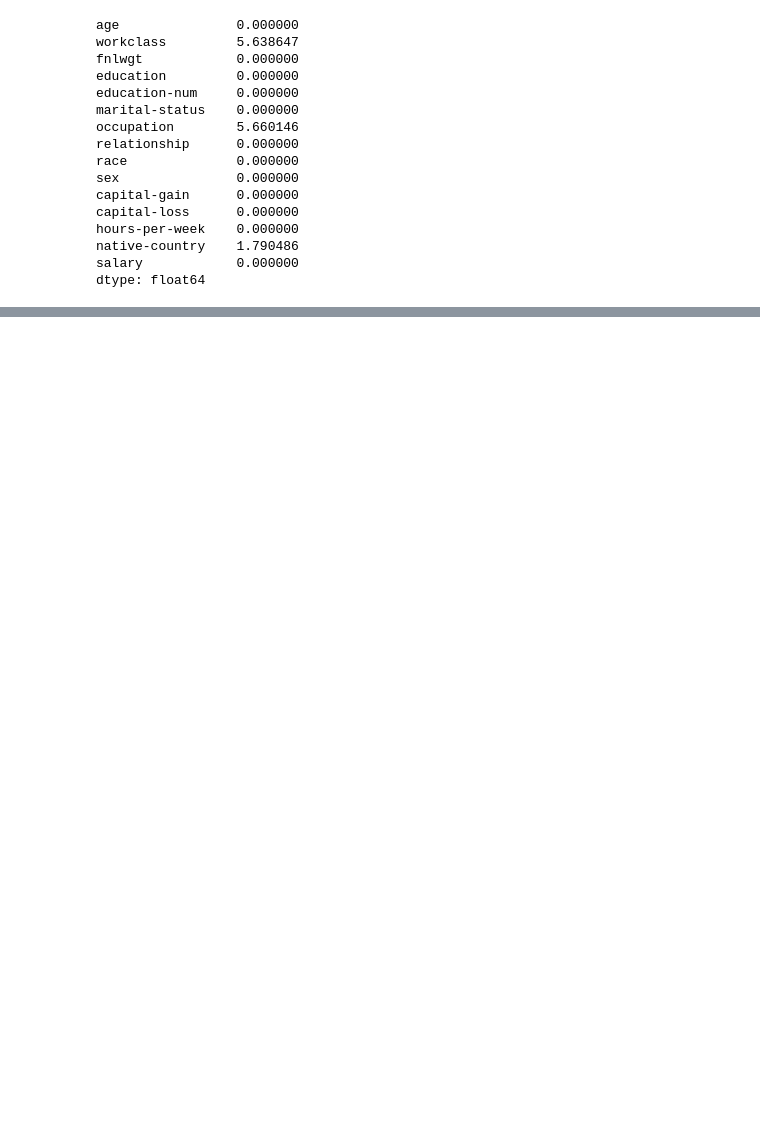
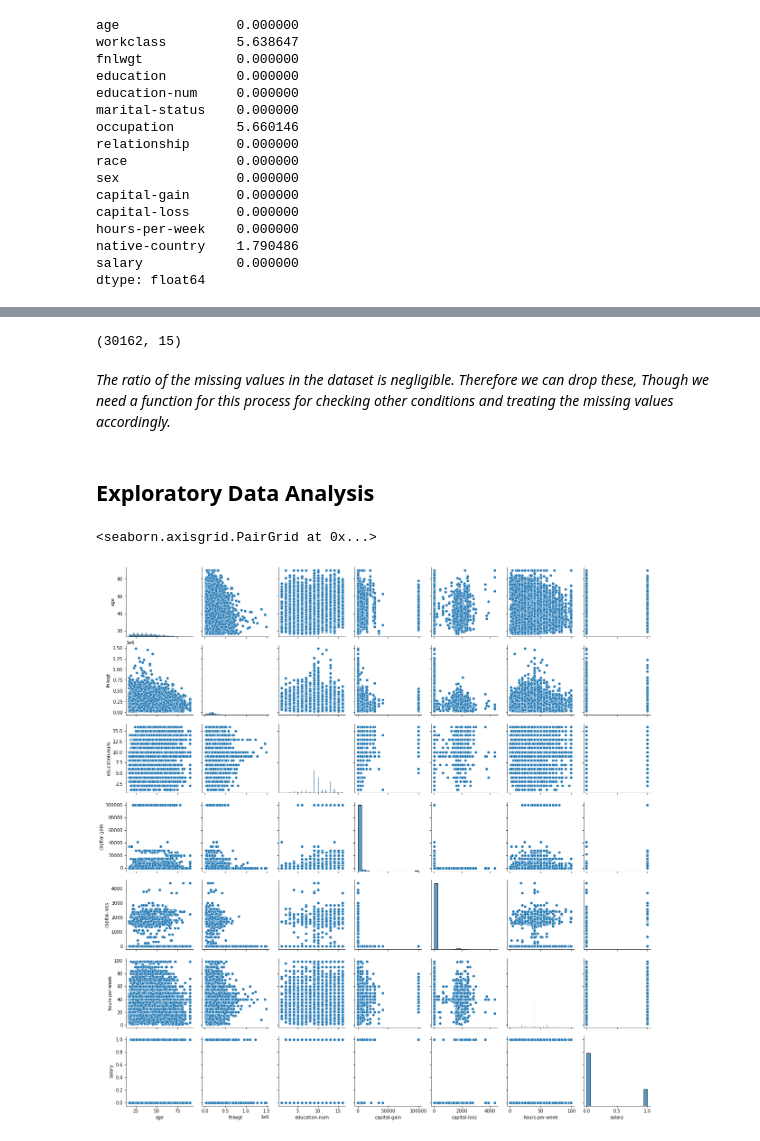
Before and after one commit to wiznikvibe/income_classifier, a Jupyter notebook: notebook/data_analysis.ipynb, the cells around one changed output, grey strips where cells are left out. Saved outputs shown, nothing was run; the diff lists cells and outputs as text; code cells hidden in the pictures; blank space fills up the shorter version.

Commit message:
Univariant Analysis

```diff
--- a/notebook/data_analysis.ipynb
+++ b/notebook/data_analysis.ipynb
@@ -91,9 +87,9 @@ df_salary
 | 32560 | 1 |
 32561 rows × 1 columns
 # %%
-df_new = df.drop('salary', axis=1)
-df_new['salary'] = df_salary
-df_new
+df = df.drop('salary', axis=1)
+df['salary'] = df_salary
+df.head()
 # %% [output]
 |  | age | workclass | fnlwgt | education | education-num | marital-status | occupation | relationship | ... |
 | 0 | 39 | State-gov | 77516 | Bachelors | 13 | Never-married | Adm-clerical | Not-in-family | ... |
@@ -131,6 +120,5 @@ Insights:
 
     -  We are seeing Positive Correlation between the salary and ['Age','education-num','hours-per-week']
 # %%
-cat_columns = [col for col in df_new.columns if df_new[col].dtype == 'O']
-num_columns = [col for col in df_new.columns if col not in cat_columns]
-num_columns
+cat_columns = [col for col in df.columns if df[col].dtype == 'O']
+num_columns = [col for col in df.columns if col not in cat_columns]
@@ -183,4 +148,5 @@ Unique Values for occupation are: ['Adm-clerical' 'Exec-managerial' 'Handlers-cl
  'Outlying-US(Guam-USVI-etc)' 'Scotland' 'Trinadad&Tobago' 'Greece'
  'Nicaragua' 'Vietnam' 'Hong' 'Ireland' 'Hungary' 'Holand-Netherlands']
 # %%
-df_new.replace({'?': np.NAN}, inplace=True)
+df.replace({'?': np.NAN}, inplace=True)
+df.tail()
@@ -213,0 +214,13 @@ final_df = df_new.dropna()
+# %%
+final_df.shape
+# %% [output]
+(30162, 15)
+# %% [markdown]
+_The ratio of the missing values in the dataset is negligible. Therefore we can drop these, Though we need a function for this process for checking other conditions and treating the missing values accordingly._
+# %% [markdown]
+## Exploratory Data Analysis
+# %%
+sns.pairplot(df)
+# %% [output]
+<seaborn.axisgrid.PairGrid at 0x...>
+[figure, added]
```
Also changed, not shown: parts of 19 cells of this notebook, 1 other file.
